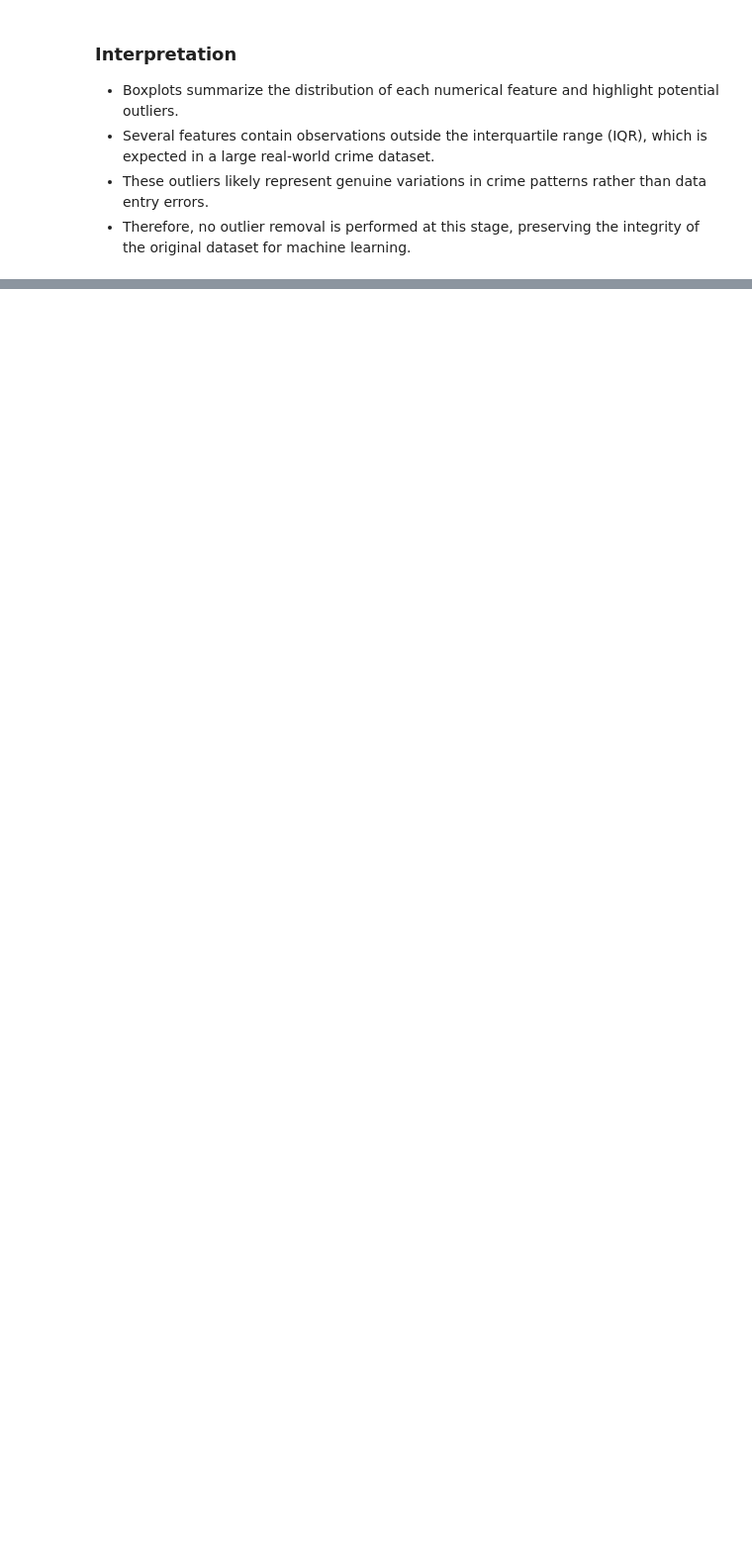
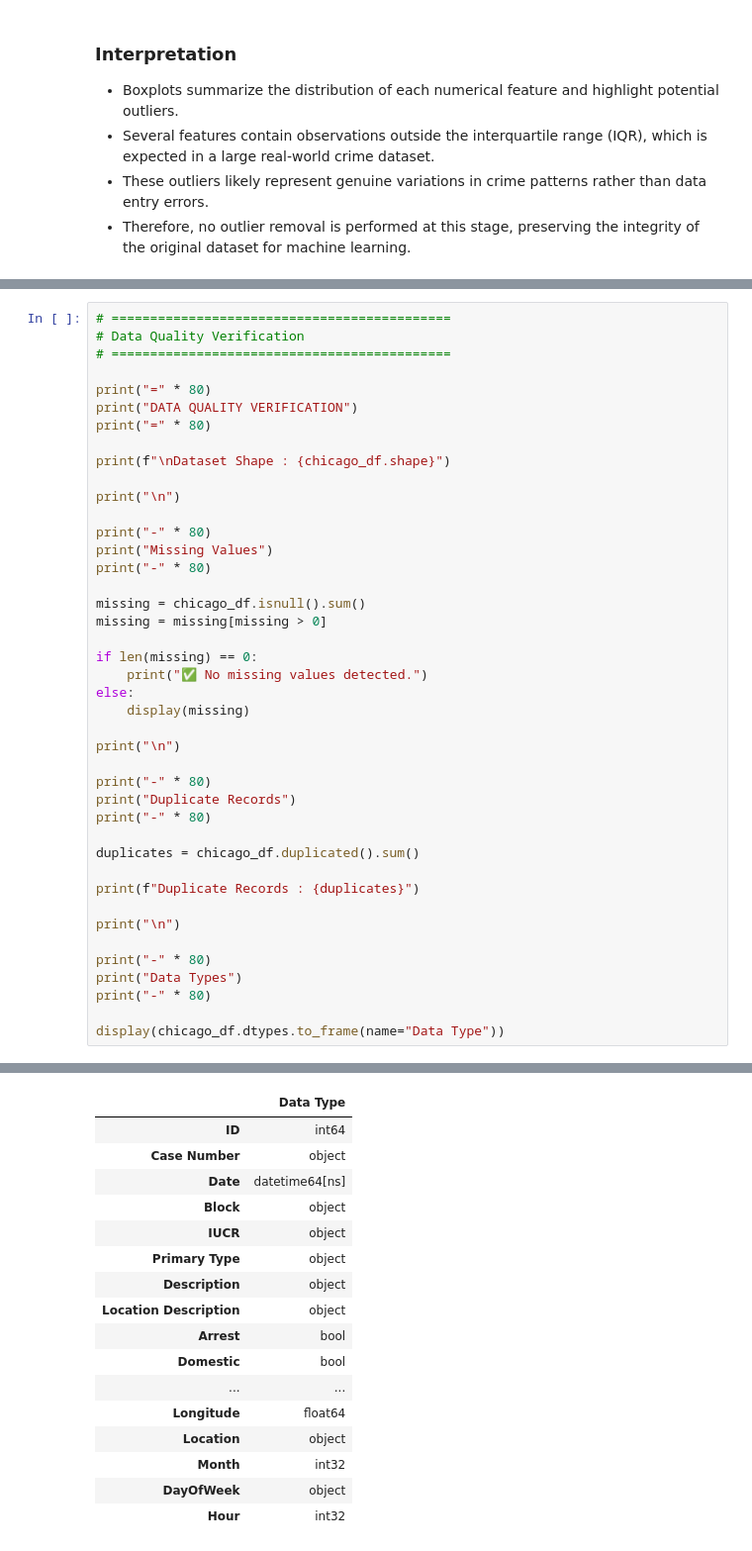
Before and after one commit to arnavon2005/Army_Provost_ML_Project, a Jupyter notebook: 04_Exploratory_Data_Analysis.ipynb, the cells around one changed output, grey strips where cells are left out. Shown at 99% size. Drawn from its saved outputs; the diff is of its cells as text; blank space fills up the shorter version.

Commit message:
feat(EDA): add final data quality verification before machine learning

```diff
--- a/04_Exploratory_Data_Analysis.ipynb
+++ b/04_Exploratory_Data_Analysis.ipynb
@@ -1899,0 +1928,43 @@ plt.show()
+# %%
+# ============================================
+# Data Quality Verification
+# ============================================
+
+print("=" * 80)
+print("DATA QUALITY VERIFICATION")
+print("=" * 80)
+
+print(f"\nDataset Shape : {chicago_df.shape}")
+
+print("\n")
+
+print("-" * 80)
+print("Missing Values")
+print("-" * 80)
+
+missing = chicago_df.isnull().sum()
+missing = missing[missing > 0]
+
+if len(missing) == 0:
+    print("✅ No missing values detected.")
+else:
+    display(missing)
+
+print("\n")
+
+print("-" * 80)
+print("Duplicate Records")
+print("-" * 80)
+
+duplicates = chicago_df.duplicated().sum()
+
+print(f"Duplicate Records : {duplicates}")
+
+print("\n")
+
+print("-" * 80)
+print("Data Types")
+print("-" * 80)
+
+display(chicago_df.dtypes.to_frame(name="Data Type"))
+# %% [output]
@@ -1899,0 +2000,17 @@ plt.show()
+|  | Data Type |
+| ID | int64 |
+| Case Number | object |
+| Date | datetime64[ns] |
+| Block | object |
+| IUCR | object |
+| Primary Type | object |
+| Description | object |
+| Location Description | object |
+| Arrest | bool |
+| Domestic | bool |
+| ... | ... |
+| Longitude | float64 |
+| Location | object |
+| Month | int32 |
+| DayOfWeek | object |
+| Hour | int32 |
```
Also changed, not shown: parts of 21 cells of this notebook.
